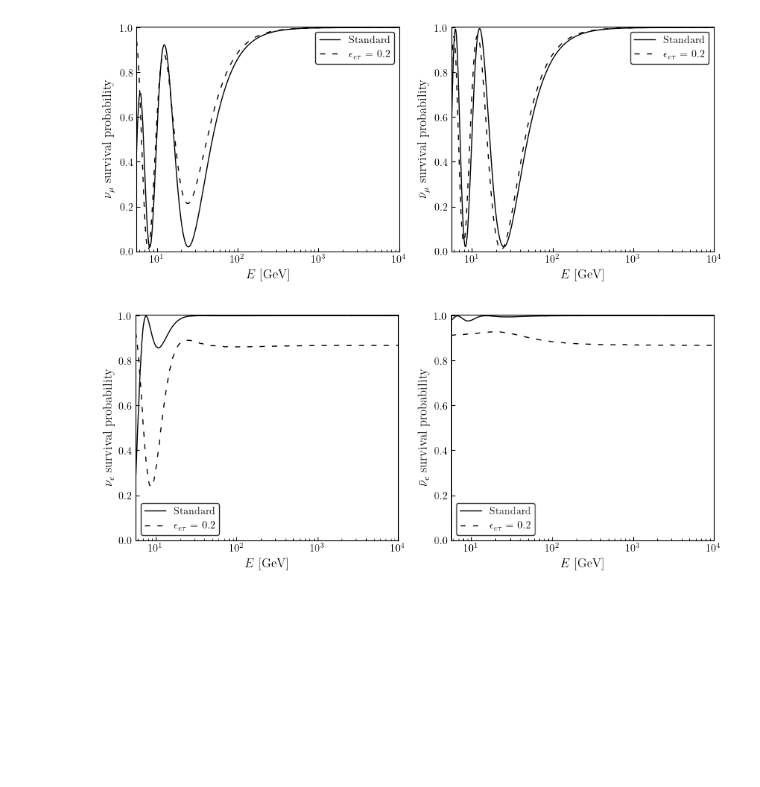
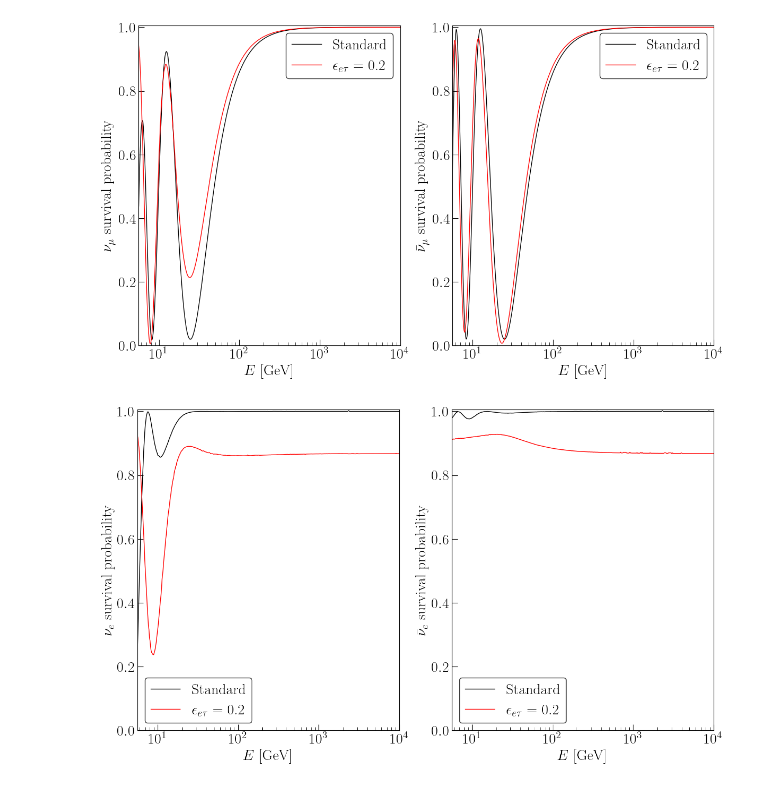
Before and after one commit to Sjoeborg/thesis, a Jupyter notebook: thesis/notebooks/NSItheory.ipynb, the cells around one changed output. Drawn from its saved outputs; the diff is of its cells as text; code cells hidden in the pictures; blank space fills up the shorter version.

```diff
--- a/thesis/notebooks/NSItheory.ipynb
+++ b/thesis/notebooks/NSItheory.ipynb
@@ -62,46 +101,48 @@ Pee_eet_IC = P_over_E_parameter('e',eet_params,E=all_range, ndim=3, nsi=True, an
 # %%
-fig, ax = plt.subplots(1,2, figsize=(10,4))
+fig, ax = plt.subplots(1,2, figsize=(14,8))
 ax = ax.flatten()
 labels = ['Standard',r'$\epsilon_{e\tau}$ = 0.2']
 
 ax[0].plot(all_range, Pmm_eet_IC[1,:], ls='solid', label=labels[0], c='black', lw=1)
-ax[0].plot(all_range, Pmm_eet_IC[0,:], ls=(0, (5, 7)), label=labels[1], c='black', lw=1)
+ax[0].plot(all_range, Pmm_eet_IC[0,:], ls='solid', label=labels[1], c='red', lw=1)
 ax[1].plot(all_range, Pamam_eet_IC[1,:], ls='solid', label=labels[0], c='black', lw=1)
-ax[1].plot(all_range, Pamam_eet_IC[0,:], ls=(0, (5, 7)), label=labels[1], c='black', lw=1)
+ax[1].plot(all_range, Pamam_eet_IC[0,:], ls='solid', label=labels[1], c='red', lw=1)
 
 ax[0].set_xscale('log')
 ax[1].set_xscale('log')
 
 
 ax[0].set_ylim((0,1.005))
 ax[1].set_ylim((0,1.005))
 ax[0].set_xlim((5.6,10000))
 ax[1].set_xlim((5.6,10000))
 
-leg= ax[0].legend()
+leg= ax[0].legend(fontsize = 20)
 leg.get_frame().set_edgecolor('k')
-leg= ax[1].legend()
+leg= ax[1].legend(fontsize = 20)
 leg.get_frame().set_edgecolor('k')
 
-ax[0].set_ylabel(r'$\nu_\mu$ survival probability', fontsize=12)
-ax[1].set_ylabel(r'$\bar{\nu}_\mu$ survival probability', fontsize=12)
-ax[0].set_xlabel(r'$E$ [GeV]', fontsize=12)
-ax[1].set_xlabel(r'$E$ [GeV]', fontsize=12)
-ax[0].tick_params(axis='both', direction='in', which='both')
-ax[1].tick_params(axis='both', direction='in', which='both')
+ax[0].set_ylabel(r'$\nu_\mu$ survival probability', fontsize=20)
+ax[1].set_ylabel(r'$\bar{\nu}_\mu$ survival probability', fontsize=20)
+ax[0].set_xlabel(r'$E$ [GeV]', fontsize=20)
+ax[1].set_xlabel(r'$E$ [GeV]', fontsize=20)
+ax[0].tick_params(axis='both', direction='in', which='both', length = 8, labelsize=20)
+ax[0].tick_params(which='minor', length=4)
+ax[1].tick_params(axis='both', direction='in', which='both', length = 8, labelsize=20)
+ax[1].tick_params(which='minor', length=4)
 ax[0].yaxis.get_major_ticks()[-1].draw = lambda *args:None
-#savethesis(fig,'eet_probs')
+savethesis(fig,'eet_probs')
 # %% [output]
-[figure, old version]
+[figure, new version]
 # %%
-fig, ax = plt.subplots(1,2, figsize=(10,4))
+fig, ax = plt.subplots(1,2, figsize=(14,8))
 ax = ax.flatten()
 labels = ['Standard',r'$\epsilon_{e\tau}$ = 0.2']
 
 ax[0].plot(all_range, Pee_eet_IC[1,:], ls='solid', label=labels[0], c='black', lw=1)
-ax[0].plot(all_range, Pee_eet_IC[0,:], ls=(0, (5, 7)), label=labels[1], c='black', lw=1)
+ax[0].plot(all_range, Pee_eet_IC[0,:], ls='solid', label=labels[1], c='red', lw=1)
 ax[1].plot(all_range, Paeae_eet_IC[1,:], ls='solid', label=labels[0], c='black', lw=1)
-ax[1].plot(all_range, Paeae_eet_IC[0,:], ls=(0, (5, 7)), label=labels[1], c='black', lw=1)
+ax[1].plot(all_range, Paeae_eet_IC[0,:], ls='solid', label=labels[1], c='red', lw=1)
 
 ax[0].set_xscale('log')
 ax[1].set_xscale('log')
@@ -112,18 +153,20 @@ ax[1].set_ylim((0,1.005))
 ax[0].set_xlim((5.6,10000))
 ax[1].set_xlim((5.6,10000))
 
-leg= ax[0].legend()
+leg= ax[0].legend(fontsize=20)
 leg.get_frame().set_edgecolor('k')
-leg= ax[1].legend()
+leg= ax[1].legend(fontsize=20)
 leg.get_frame().set_edgecolor('k')
 
-ax[0].set_ylabel(r'$\nu_e$ survival probability', fontsize=12)
-ax[1].set_ylabel(r'$\bar{\nu}_e$ survival probability', fontsize=12)
-ax[0].set_xlabel(r'$E$ [GeV]', fontsize=12)
-ax[1].set_xlabel(r'$E$ [GeV]', fontsize=12)
-ax[0].tick_params(axis='both', direction='in', which='both')
-ax[1].tick_params(axis='both', direction='in', which='both')
+ax[0].set_ylabel(r'$\nu_e$ survival probability', fontsize=20)
+ax[1].set_ylabel(r'$\bar{\nu}_e$ survival probability', fontsize=20)
+ax[0].set_xlabel(r'$E$ [GeV]', fontsize=20)
+ax[1].set_xlabel(r'$E$ [GeV]', fontsize=20)
+ax[0].tick_params(axis='both', direction='in', which='both', length = 8, labelsize=20)
+ax[0].tick_params(which='minor', length=4)
+ax[1].tick_params(axis='both', direction='in', which='both', length = 8, labelsize=20)
+ax[1].tick_params(which='minor', length=4)
 ax[0].yaxis.get_major_ticks()[-1].draw = lambda *args:None
 savethesis(fig,'Pee_eet_probs')
 # %% [output]
-[figure, old version]
+[figure, new version]
```
Also changed, not shown: parts of 6 cells of this notebook, 19 other files.
